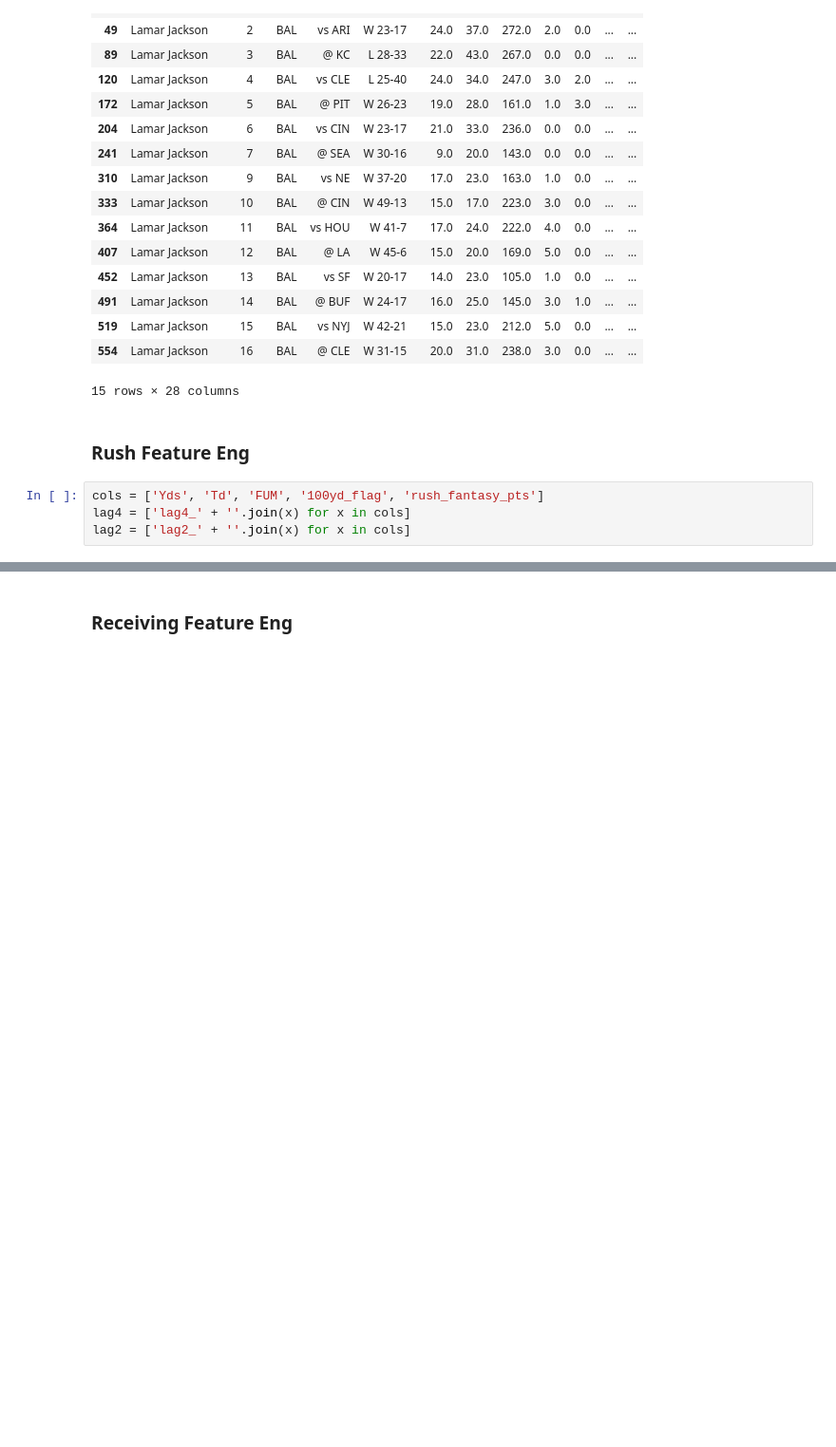
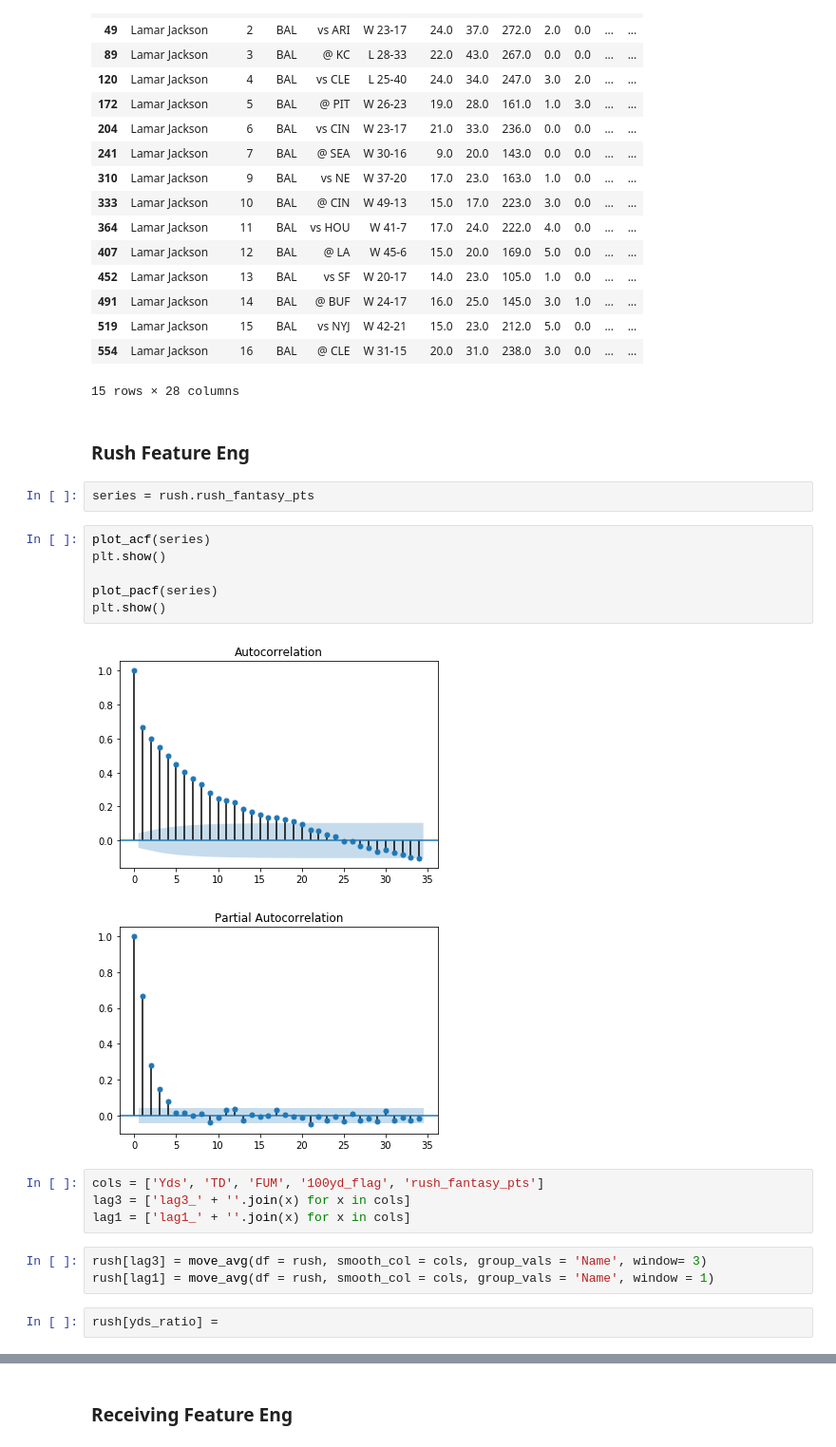
Before and after one commit to Matt-J-Christy/python_dev_practice, a Jupyter notebook: 02_feature-engineering-data-prep/FeatureEng.ipynb, the cells around one changed output, grey strips where cells are left out. Shown: that part at 95% size. Drawn from its saved outputs; the diff is of its cells as text; blank space fills up the shorter version.

```diff
--- a/02_feature-engineering-data-prep/FeatureEng.ipynb
+++ b/02_feature-engineering-data-prep/FeatureEng.ipynb
@@ -114,7 +130,23 @@ passing.loc[passing.Name == 'Lamar Jackson', :]
 15 rows × 28 columns
 # %% [markdown]
 ### Rush Feature Eng
+# %%
+series = rush.rush_fantasy_pts
+# %%
+plot_acf(series)
+plt.show()
+
+plot_pacf(series)
+plt.show()
+# %% [output]
+[figure, added]
+[figure, added]
 # %%
-cols = ['Yds', 'Td', 'FUM', '100yd_flag', 'rush_fantasy_pts']
-lag4 = ['lag4_' + ''.join(x) for x in cols]
-lag2 = ['lag2_' + ''.join(x) for x in cols]
+cols = ['Yds', 'TD', 'FUM', '100yd_flag', 'rush_fantasy_pts']
+lag3 = ['lag3_' + ''.join(x) for x in cols]
+lag1 = ['lag1_' + ''.join(x) for x in cols]
+# %%
+rush[lag3] = move_avg(df = rush, smooth_col = cols, group_vals = 'Name', window= 3)
+rush[lag1] = move_avg(df = rush, smooth_col = cols, group_vals = 'Name', window = 1)
+# %%
+rush[yds_ratio] =
```
Also changed, not shown: parts of 11 cells of this notebook.
